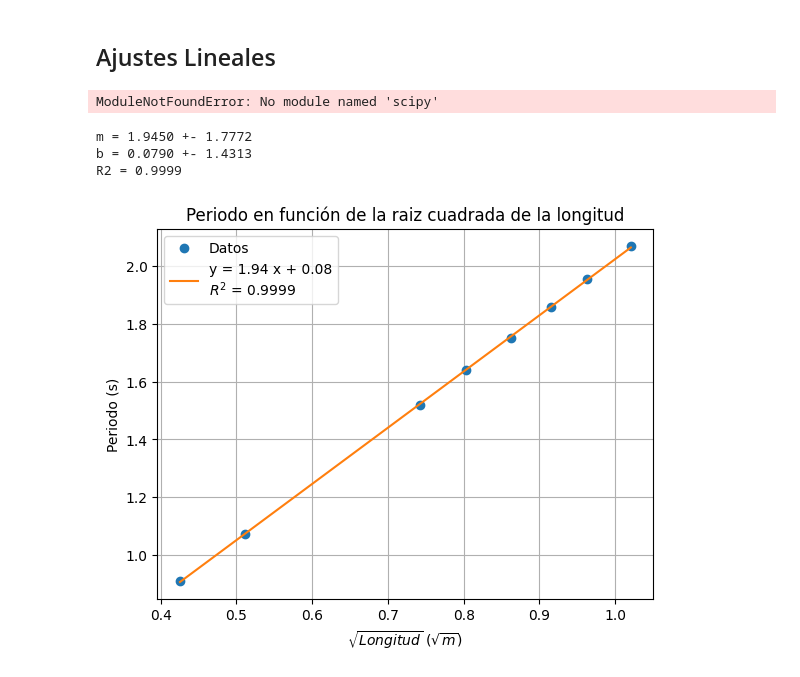
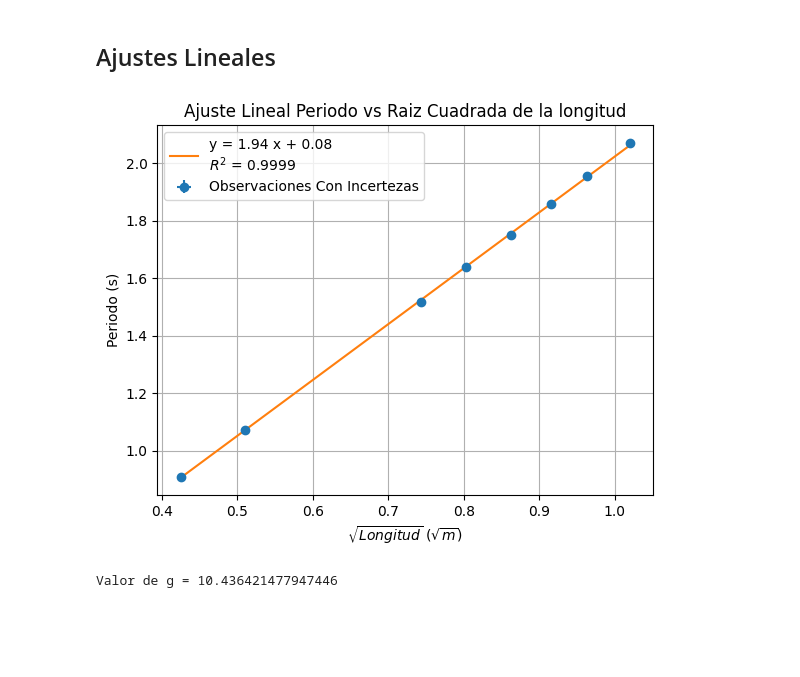
Before and after one commit to MatiMoran/Mecanica-y-Termodinamica-2024-1C, a Jupyter notebook: laboratorios/Labo03-04/Labo02.ipynb, the cells around one changed output. Cells and saved outputs as stored; diff of their text form; code cells hidden in the pictures; blank space fills up the shorter version.

Commit message:
add scipy and almost end notebook

```diff
--- a/laboratorios/Labo03-04/Labo02.ipynb
+++ b/laboratorios/Labo03-04/Labo02.ipynb
@@ -470,57 +521,33 @@ incertezas
 # %% [markdown]
 ## Ajustes Lineales
 # %%
-# Fit linear function between periodos and longitudes using scipy
-from scipy.optimize import curve_fit
+# 2 E
 
-def lineal(x, m, b):
-    return m * x + b
+def lineal(x, a, b):
+    return a * x + b
 
-popt, pcov = curve_fit(lineal, longitudes, periodos, absolute_sigma=True)
+def fit_with_curve_fit(lineal, x, y, y_err):
+    popt, pconv = curve_fit(lineal, x, y, sigma=y_err, absolute_sigma=True)
+    return popt[0], popt[1], np.sqrt(pconv.diagonal())[0], np.sqrt(pconv.diagonal())[1]
 
-m, b = popt
-dm, db = np.sqrt(np.diag(pcov))
+a, b, da, db = fit_with_curve_fit(lineal, incertezas['sqrt_L'], incertezas['T'], incertezas['dT'])
 
-R2 = 1 - np.sum((lineal(np.array(longitudes), m, b) - periodos)**2) / np.sum((periodos - np.mean(periodos))**2)
+R2 = 1 - np.sum((lineal(incertezas['sqrt_L'], a, b) - incertezas['T'])**2) / np.sum((incertezas['T'] - np.mean(incertezas['T']))**2)
 
-print(f"m = {m:.4f} +- {dm:.4f}")
-print(f"b = {b:.4f} +- {db:.4f}")
-print(f"R2 = {R2:.4f}")
+plt.errorbar(incertezas['sqrt_L'], incertezas['T'], xerr=incertezas['d_sqrt_L'], yerr=incertezas['dT'], fmt='o', label='Observaciones Con Incertezas')
+plt.plot(incertezas['sqrt_L'], lineal(incertezas['sqrt_L'], a, b), label=f"y = {a:.2f} x + {b:.2f}\n"+r"$R^2$"+f" = {R2:.4f}")
 
-plt.plot(longitudes, periodos, 'o', label='Datos')
-plt.plot(longitudes, lineal(np.array(longitudes), m, b), label=f"y = {m:.2f} x + {b:.2f}\n"+r"$R^2$"+f" = {R2:.4f}")
-
-plt.xlabel("Longitud (m)")
+plt.xlabel((r"$\sqrt{ {Longitud}}$ ($\sqrt{m}$)"))
 plt.ylabel("Periodo (s)")
-plt.title("Periodo en función de la longitud")
+plt.title("Ajuste Lineal Periodo vs Raiz Cuadrada de la longitud")
 plt.legend()
 plt.grid()
 plt.show()
+
+
+# calculemos g
+g1 = 4*np.pi**2/a**2
+print(f"Valor de g = {g1}")
 # %% [output]
+[figure, added]
-ModuleNotFoundError: No module named 'scipy'
+Valor de g = 10.436421477947446
-# %%
-# Now plot the same but using sqrt(longitudes) instead
-popt, pcov = curve_fit(lineal, np.sqrt(longitudes), periodos, absolute_sigma=True)
-
-m, b = popt
-dm, db = np.sqrt(np.diag(pcov))
-
-R2 = 1 - np.sum((lineal(np.array(np.sqrt(longitudes)), m, b) - periodos)**2) / np.sum((periodos - np.mean(periodos))**2)
-
-print(f"m = {m:.4f} +- {dm:.4f}")
-print(f"b = {b:.4f} +- {db:.4f}")
-print(f"R2 = {R2:.4f}")
-
-plt.plot(np.sqrt(longitudes), periodos, 'o', label='Datos')
-plt.plot(np.sqrt(longitudes), lineal(np.array(np.sqrt(longitudes)), m, b), label=f"y = {m:.2f} x + {b:.2f}\n"+r"$R^2$"+f" = {R2:.4f}")
-plt.xlabel(r"$\sqrt{ {Longitud}}$ ($\sqrt{m}$)")
-plt.ylabel("Periodo (s)")
-plt.title("Periodo en función de la raiz cuadrada de la longitud")
-plt.legend()
-plt.grid()
-plt.show()
-# %% [output]
-m = 1.9450 +- 1.7772
-b = 0.0790 +- 1.4313
-R2 = 0.9999
-[figure, removed]
```
Also changed, not shown: parts of 9 cells of this notebook, 2 other files.
